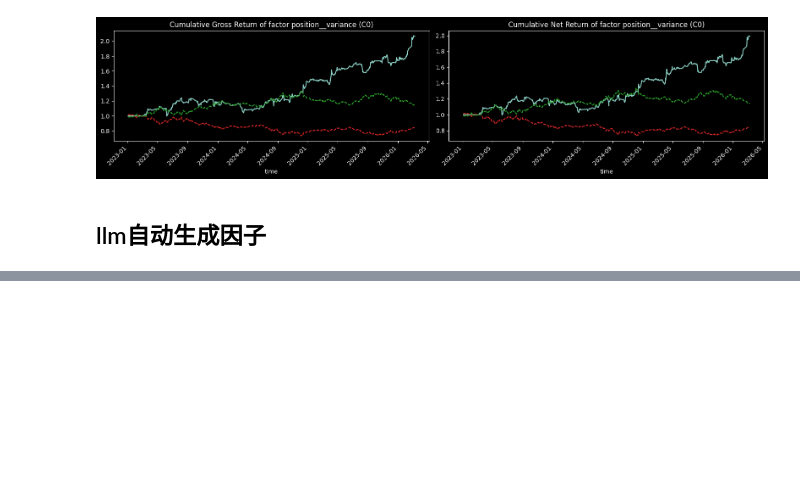
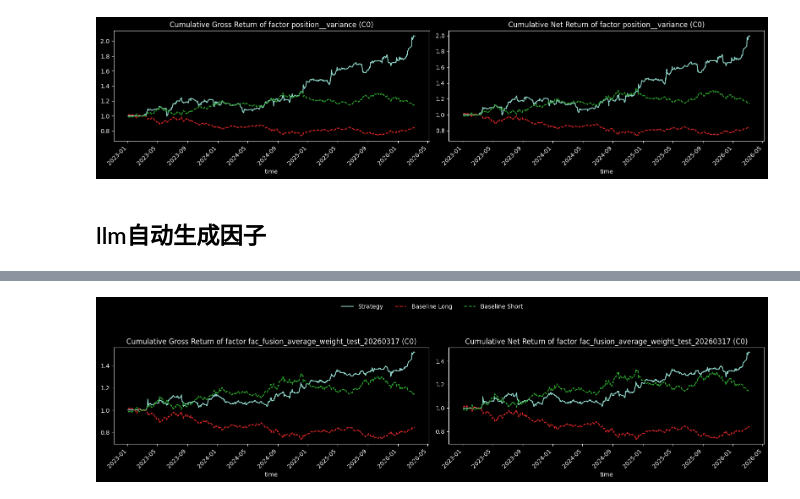
Before and after one commit to leoweng111/lionet, a Jupyter notebook: notebook/test_20260315.ipynb, the cells around one changed output, grey strips where cells are left out. Saved outputs shown, nothing was run; the diff lists cells and outputs as text; code cells hidden in the pictures; blank space fills up the shorter version.

```diff
--- a/notebook/test_20260315.ipynb
+++ b/notebook/test_20260315.ipynb
@@ -324,0 +327,14 @@ result['bt'].plot_nav(fc_name = result['selected_fc_name_list'],
+# %%
+from factors.factor_auto_search import FactorFusioner
+ff = FactorFusioner(version_list='test_20260317',
+                    fused_fc_name_suffix='test_20260317',
+                    fusion_strategy='average_weight',
+                    instrument_type='futures_continuous_contract',
+                    instrument_id_list='C0',
+                    fc_freq='1d',
+                    start_time='20230101',
+                    end_time='20260310',
+                    apply_rolling_norm=True,
+                    apply_rolling_norm_after_fusion=False,  # 融合后一般不再做rolling norm了
+                    calculate_baseline=True)
+ff.generate()
@@ -324,0 +371,2 @@ result['bt'].plot_nav(fc_name = result['selected_fc_name_list'],
+# %%
+bt = ff.backtest()
@@ -324,0 +384,4 @@ result['bt'].plot_nav(fc_name = result['selected_fc_name_list'],
+# %%
+bt.plot_nav(show_baseline=True)
+# %% [output]
+[figure, added]
```
Also changed, not shown: parts of 14 cells of this notebook, 2 other files.
